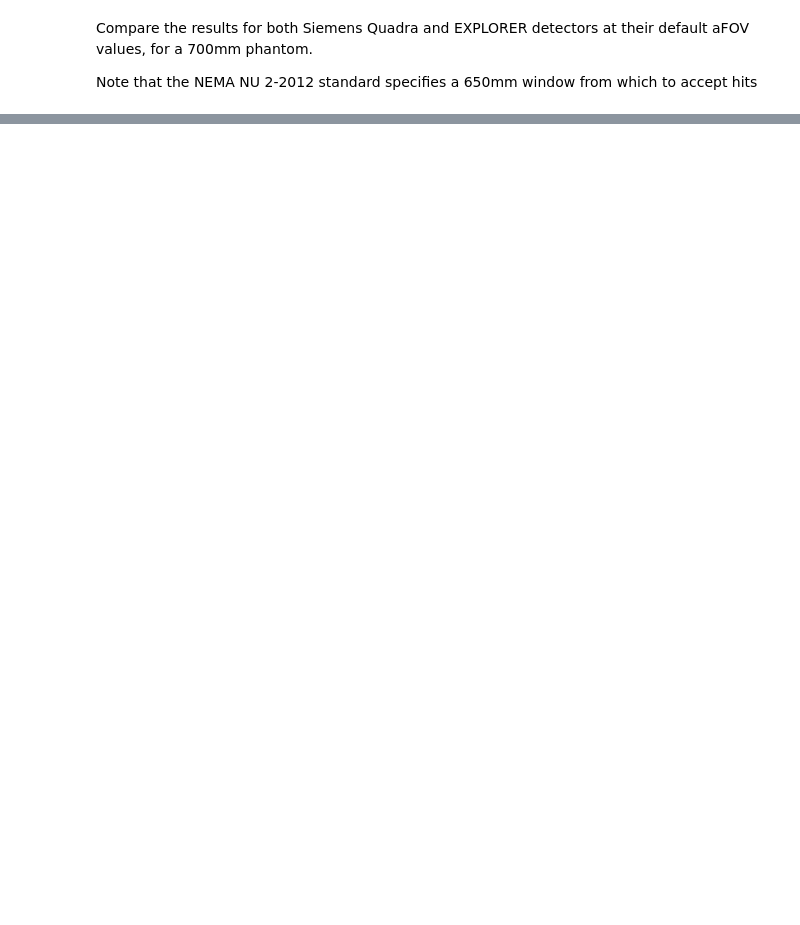
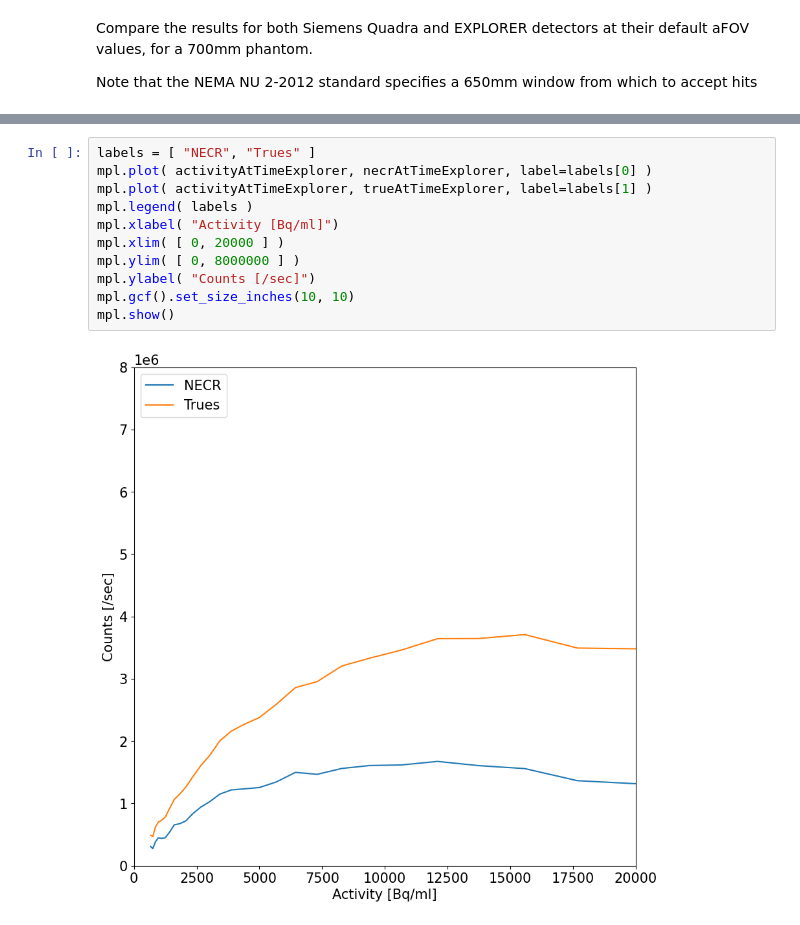
Before and after one commit to bwynneHEP/SimplePetScanner, a Jupyter notebook: analysis/SiemensVsExplorerNECR.ipynb, the cells around one changed output, grey strips where cells are left out. Saved outputs shown, nothing was run; the diff lists cells and outputs as text; blank space fills up the shorter version.

```diff
--- a/analysis/SiemensVsExplorerNECR.ipynb
+++ b/analysis/SiemensVsExplorerNECR.ipynb
@@ -100,0 +100,13 @@ Explorer background (Bq) : 20646468.60786598
+# %%
+labels = [ "NECR", "Trues" ]
+mpl.plot( activityAtTimeExplorer, necrAtTimeExplorer, label=labels[0] )
+mpl.plot( activityAtTimeExplorer, trueAtTimeExplorer, label=labels[1] )
+mpl.legend( labels )
+mpl.xlabel( "Activity [Bq/ml]")
+mpl.xlim( [ 0, 20000 ] )
+mpl.ylim( [ 0, 8000000 ] )
+mpl.ylabel( "Counts [/sec]")
+mpl.gcf().set_size_inches(10, 10)
+mpl.show()
+# %% [output]
+[figure, added]
```
Also changed, not shown: parts of 8 cells of this notebook.
